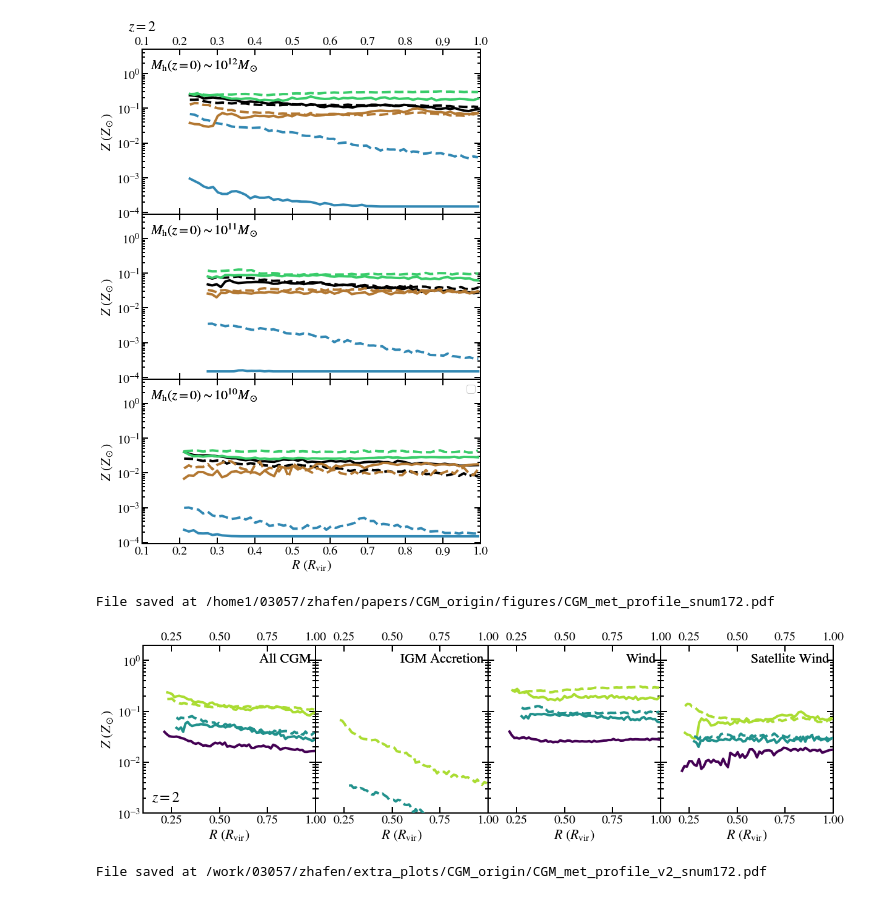
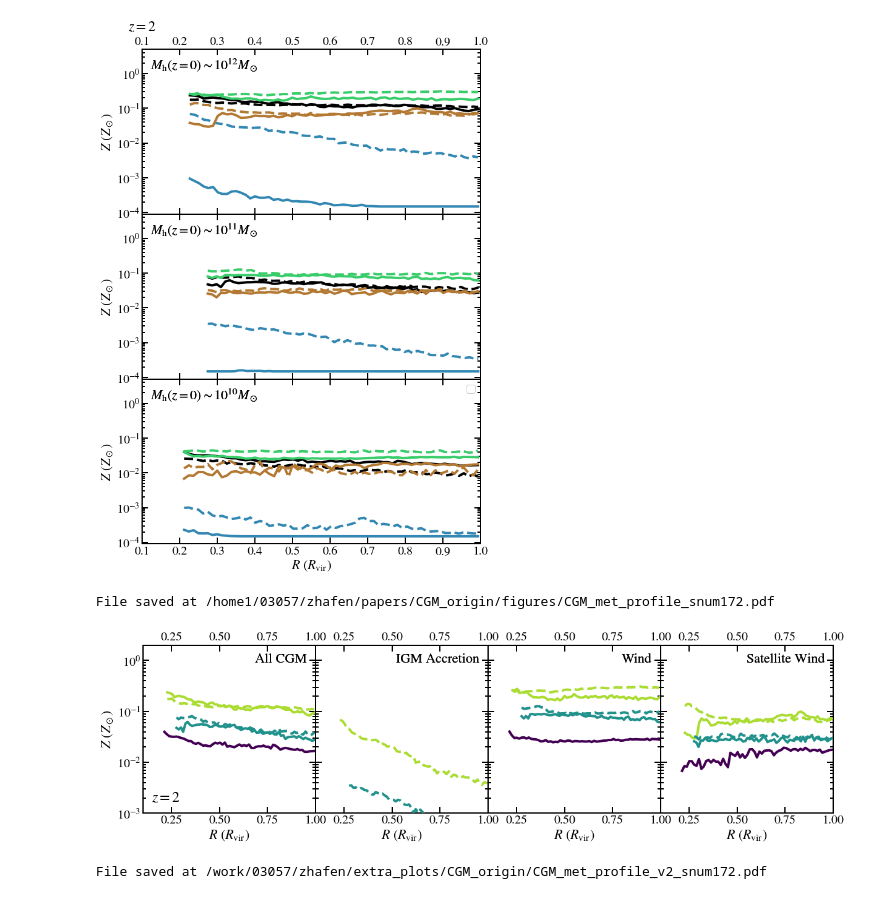
Before and after one commit to zhafen/CGM_origin_analysis, a Jupyter notebook: multi_sim_analysis/radial_profile.ipynb, the cells around one changed output. Cells and saved outputs as stored; diff of their text form; code cells hidden in the pictures.

Commit message:
Updated figure spacing for metallicity profile.

```diff
--- a/multi_sim_analysis/radial_profile.ipynb
+++ b/multi_sim_analysis/radial_profile.ipynb
@@ -722,7 +722,7 @@ for j, mass_bin in enumerate( mass_bins ):
                 add_plot_label = ( j == 0 ),
                 plot_label_kwargs = {
                     'fontsize': 22,
-                    'xy': ( 0.975, 0.95, ),
+                    'xy': ( 0.95, 0.95, ),
                     'xycoords': 'axes fraction',
                     'verticalalignment': 'top',
                     'horizontalalignment': 'right',
@@ -777,34 +777,34 @@ for j, mass_bin in enumerate( mass_bins ):
 #             # Reorder labels and preserve to slap them on the last plot
 #             handles, labels = ax.get_legend_handles_labels()
 #             for i, gamma in enumerate( gammas ):
 #                 handles.append( handles[1] )
 #                 labels.append( labels[1] )
 #                 handles.remove( handles[1] )
 #                 labels.remove( labels[1] )
         if classification=='is_CGM_wind':
             loc = {
                 465: None,
                 172: 'upper left',
             }
             ax.legend(
 #                 handles,
 #                 labels,
                 prop = { 'size': 18 },
 #                 loc = loc[snum],
 #                 ncol = ncol[snum],
                 framealpha = 1.,
             )
 
 # Save the File
 save_file = 'CGM_met_profile_snum{}.pdf'.format( snum )
 plotting.save_fig(
     out_dir = file_manager.get_project_figure_dir(),
     save_file = save_file,
     fig = fig,
 )
 # %% [output]
 File saved at /home1/03057/zhafen/papers/CGM_origin/figures/CGM_met_profile_snum172.pdf
-[figure, old version]
+[figure, new version]
 # %%
 n_cols = 3
 
```
Also changed, not shown: parts of 1 cell of this notebook, 2 other files.
